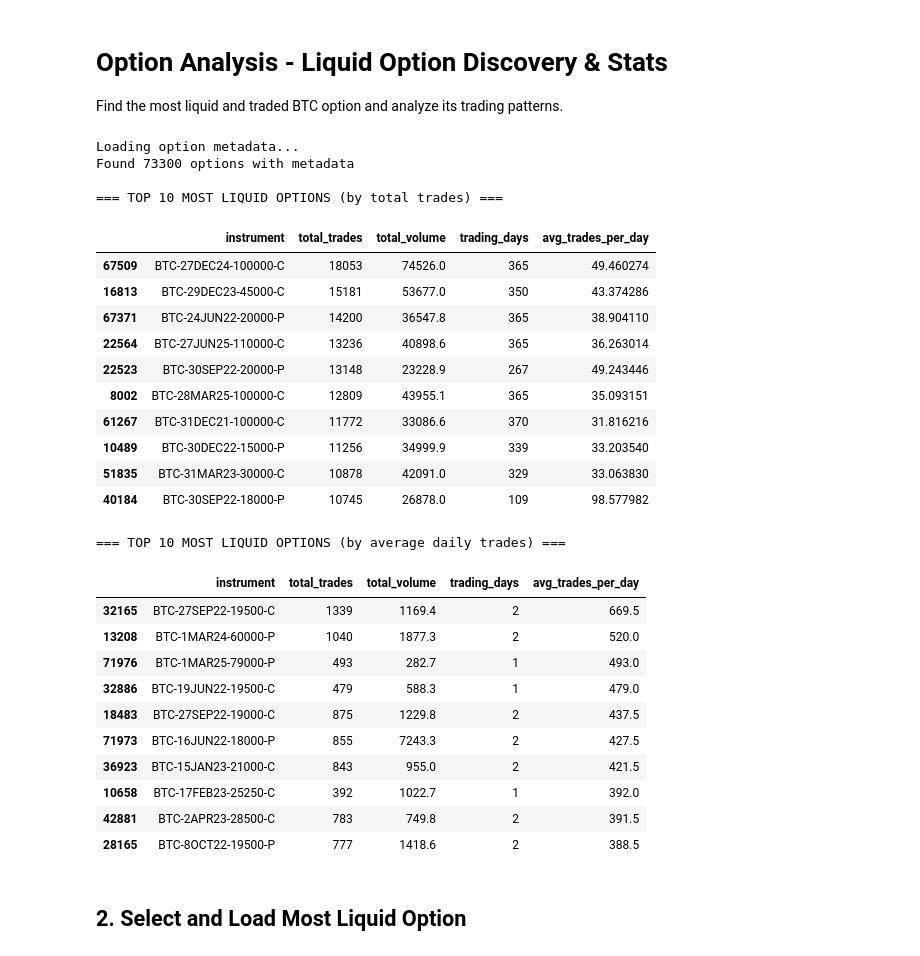
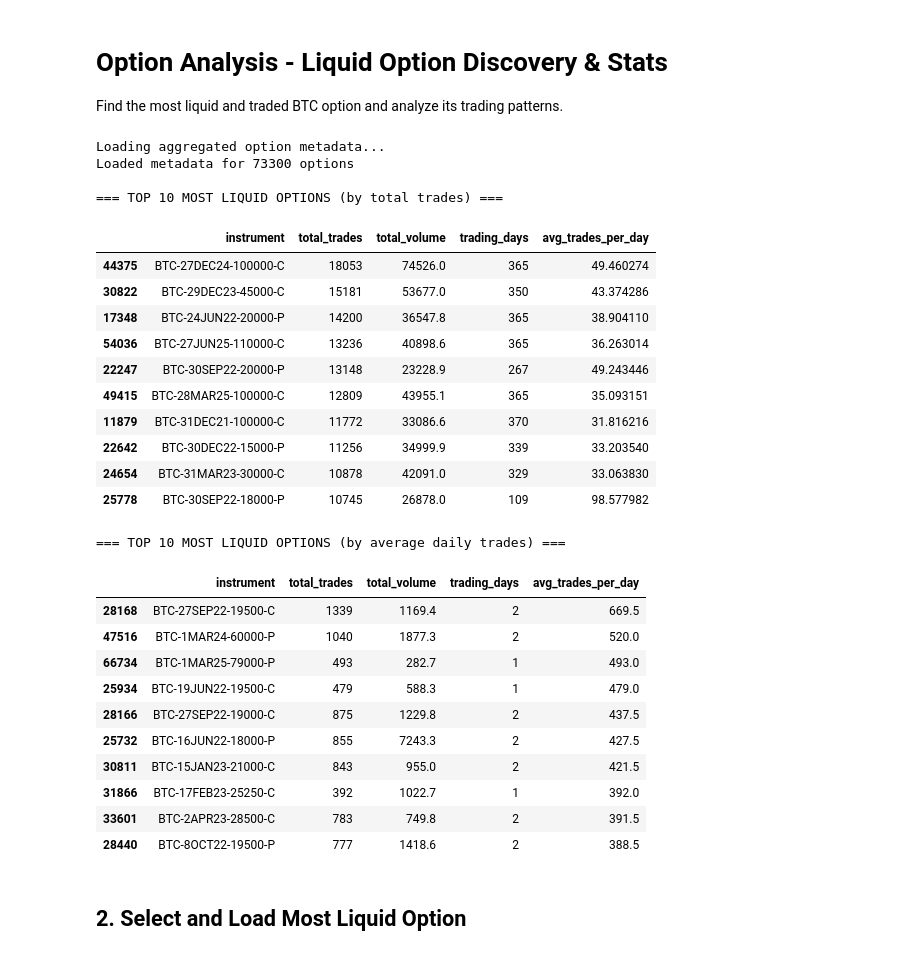
Before and after one commit to ivanvgreiff/gamma-scalping-algorithm, a Jupyter notebook: data/scripts/4_option_analysis.ipynb, the cells around one changed output. Drawn from its saved outputs; the diff is of its cells as text; code cells hidden in the pictures.

Commit message:
updated analysis to use single metadata file from prev commit

```diff
--- a/data/scripts/4_option_analysis.ipynb
+++ b/data/scripts/4_option_analysis.ipynb
@@ -17,74 +16,66 @@ sns.set_palette("husl")
 plt.rcParams['figure.figsize'] = (15, 8)
 pd.set_option('display.max_columns', None)
 # %%
-# Load all option metadata to find the most liquid ones
+# Load aggregated option metadata to find the most liquid ones
 parsed_dir = Path('../parsed/options/')
 
 if not parsed_dir.exists():
     print("Parsed options directory not found. Please run 3_parse_options.py first.")
 else:
-    print("Loading option metadata...")
+    print("Loading aggregated option metadata...")
+    meta_feather = parsed_dir / 'options_metadata.feather'
+    meta_csv = parsed_dir / 'options_metadata.csv'
+    if meta_feather.exists():
+        df_options = pd.read_feather(meta_feather)
+    elif meta_csv.exists():
+        df_options = pd.read_csv(meta_csv)
+    else:
+        raise FileNotFoundError("options_metadata.feather (or CSV) not found. Re-run 3_parse_options.py")
 
-    options_stats = []
-
-    for option_dir in parsed_dir.iterdir():
-        if option_dir.is_dir():
-            metadata_file = option_dir / 'metadata.json'
-            if metadata_file.exists():
-                try:
-                    with open(metadata_file, 'r') as f:
-                        metadata = json.load(f)
-                    options_stats.append(metadata)
-                except:
-                    continue
-
-    print(f"Found {len(options_stats)} options with metadata")
-
-    # Convert to DataFrame for analysis
-    df_options = pd.DataFrame(options_stats)
-
-    # Add derived columns
-    df_options['expiry_date'] = pd.to_datetime(df_options['expiry_date'])
+    # Convert to DataFrame for analysis (already a DataFrame)
+    df_options['expiry_date'] = pd.to_datetime(df_options['expiry_date'], format='ISO8601')
     df_options['first_trade'] = pd.to_datetime(df_options['first_trade'], format='ISO8601')
     df_options['last_trade'] = pd.to_datetime(df_options['last_trade'], format='ISO8601')
     df_options['trading_days'] = (df_options['last_trade'] - df_options['first_trade']).dt.days + 1
     df_options['avg_trades_per_day'] = df_options['total_trades'] / df_options['trading_days']
+
+    print(f"Loaded metadata for {len(df_options)} options")
 
     print("\n=== TOP 10 MOST LIQUID OPTIONS (by total trades) ===")
     top_by_trades = df_options.nlargest(10, 'total_trades')[['instrument', 'total_trades', 'total_volume', 'trading_days', 'avg_trades_per_day']]
     display(top_by_trades)
 
     print("\n=== TOP 10 MOST LIQUID OPTIONS (by average daily trades) ===")
     top_by_daily = df_options.nlargest(10, 'avg_trades_per_day')[['instrument', 'total_trades', 'total_volume', 'trading_days', 'avg_trades_per_day']]
     display(top_by_daily)
 # %% [output]
-Loading option metadata...
-Found 73300 options with metadata
+Loading aggregated option metadata...
+Loaded metadata for 73300 options
 
 === TOP 10 MOST LIQUID OPTIONS (by total trades) ===
 |  | instrument | total_trades | total_volume | trading_days | avg_trades_per_day |
-| 67509 | BTC-27DEC24-100000-C | 18053 | 74526.0 | 365 | 49.460274 |
-| 16813 | BTC-29DEC23-45000-C | 15181 | 53677.0 | 350 | 43.374286 |
-| 67371 | BTC-24JUN22-20000-P | 14200 | 36547.8 | 365 | 38.904110 |
-| 22564 | BTC-27JUN25-110000-C | 13236 | 40898.6 | 365 | 36.263014 |
-| 22523 | BTC-30SEP22-20000-P | 13148 | 23228.9 | 267 | 49.243446 |
-| 8002 | BTC-28MAR25-100000-C | 12809 | 43955.1 | 365 | 35.093151 |
-| 61267 | BTC-31DEC21-100000-C | 11772 | 33086.6 | 370 | 31.816216 |
-| 10489 | BTC-30DEC22-15000-P | 11256 | 34999.9 | 339 | 33.203540 |
-| 51835 | BTC-31MAR23-30000-C | 10878 | 42091.0 | 329 | 33.063830 |
-| 40184 | BTC-30SEP22-18000-P | 10745 | 26878.0 | 109 | 98.577982 |
+| 44375 | BTC-27DEC24-100000-C | 18053 | 74526.0 | 365 | 49.460274 |
+| 30822 | BTC-29DEC23-45000-C | 15181 | 53677.0 | 350 | 43.374286 |
+| 17348 | BTC-24JUN22-20000-P | 14200 | 36547.8 | 365 | 38.904110 |
+| 54036 | BTC-27JUN25-110000-C | 13236 | 40898.6 | 365 | 36.263014 |
+| 22247 | BTC-30SEP22-20000-P | 13148 | 23228.9 | 267 | 49.243446 |
+| 49415 | BTC-28MAR25-100000-C | 12809 | 43955.1 | 365 | 35.093151 |
+| 11879 | BTC-31DEC21-100000-C | 11772 | 33086.6 | 370 | 31.816216 |
+| 22642 | BTC-30DEC22-15000-P | 11256 | 34999.9 | 339 | 33.203540 |
+| 24654 | BTC-31MAR23-30000-C | 10878 | 42091.0 | 329 | 33.063830 |
+| 25778 | BTC-30SEP22-18000-P | 10745 | 26878.0 | 109 | 98.577982 |
 === TOP 10 MOST LIQUID OPTIONS (by average daily trades) ===
 |  | instrument | total_trades | total_volume | trading_days | avg_trades_per_day |
-| 32165 | BTC-27SEP22-19500-C | 1339 | 1169.4 | 2 | 669.5 |
-| 13208 | BTC-1MAR24-60000-P | 1040 | 1877.3 | 2 | 520.0 |
-| 71976 | BTC-1MAR25-79000-P | 493 | 282.7 | 1 | 493.0 |
-| 32886 | BTC-19JUN22-19500-C | 479 | 588.3 | 1 | 479.0 |
-| 18483 | BTC-27SEP22-19000-C | 875 | 1229.8 | 2 | 437.5 |
-| 71973 | BTC-16JUN22-18000-P | 855 | 7243.3 | 2 | 427.5 |
-| 36923 | BTC-15JAN23-21000-C | 843 | 955.0 | 2 | 421.5 |
-| 10658 | BTC-17FEB23-25250-C | 392 | 1022.7 | 1 | 392.0 |
-| 42881 | BTC-2APR23-28500-C | 783 | 749.8 | 2 | 391.5 |
-| 28165 | BTC-8OCT22-19500-P | 777 | 1418.6 | 2 | 388.5 |
+| 28168 | BTC-27SEP22-19500-C | 1339 | 1169.4 | 2 | 669.5 |
+| 47516 | BTC-1MAR24-60000-P | 1040 | 1877.3 | 2 | 520.0 |
+| 66734 | BTC-1MAR25-79000-P | 493 | 282.7 | 1 | 493.0 |
+| 25934 | BTC-19JUN22-19500-C | 479 | 588.3 | 1 | 479.0 |
+| 28166 | BTC-27SEP22-19000-C | 875 | 1229.8 | 2 | 437.5 |
+| 25732 | BTC-16JUN22-18000-P | 855 | 7243.3 | 2 | 427.5 |
+| 30811 | BTC-15JAN23-21000-C | 843 | 955.0 | 2 | 421.5 |
+| 31866 | BTC-17FEB23-25250-C | 392 | 1022.7 | 1 | 392.0 |
+| 33601 | BTC-2APR23-28500-C | 783 | 749.8 | 2 | 391.5 |
+| 28440 | BTC-8OCT22-19500-P | 777 | 1418.6 | 2 | 388.5 |
 # %% [markdown]
 ## 2. Select and Load Most Liquid Option
 # %%
```
Also changed, not shown: parts of 1 cell of this notebook.
